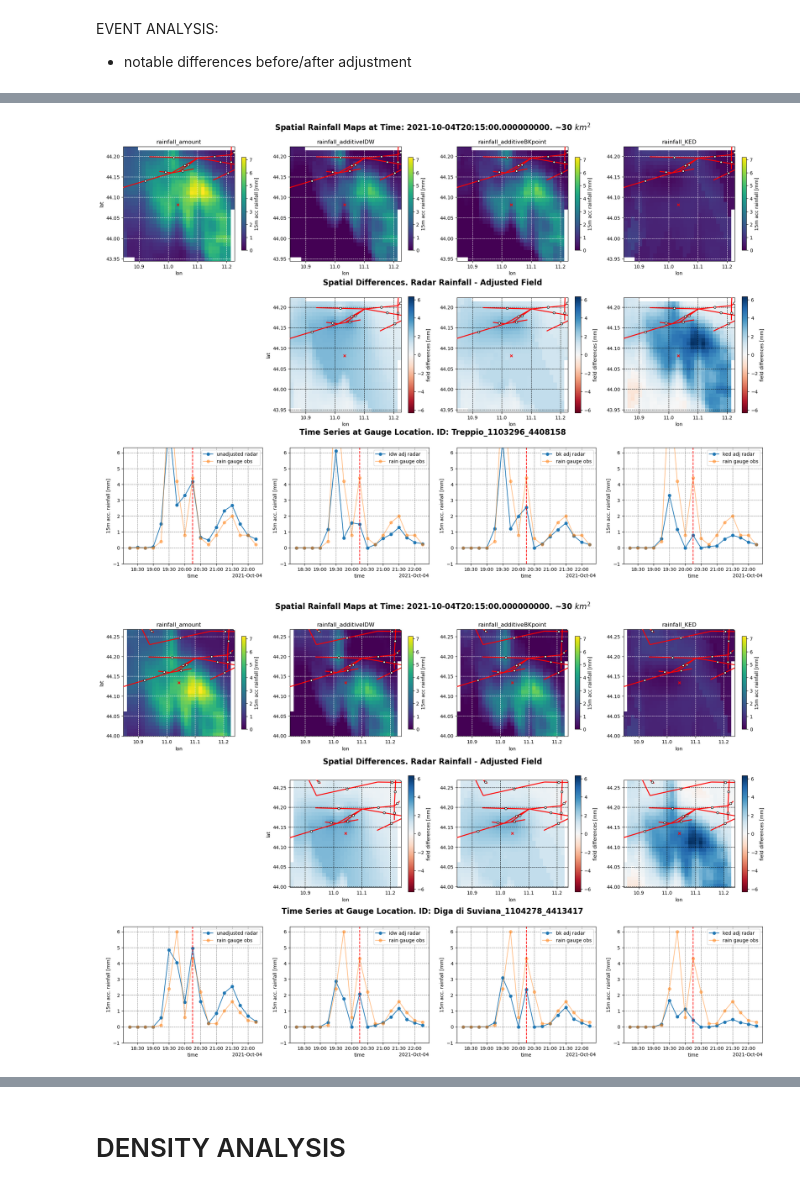
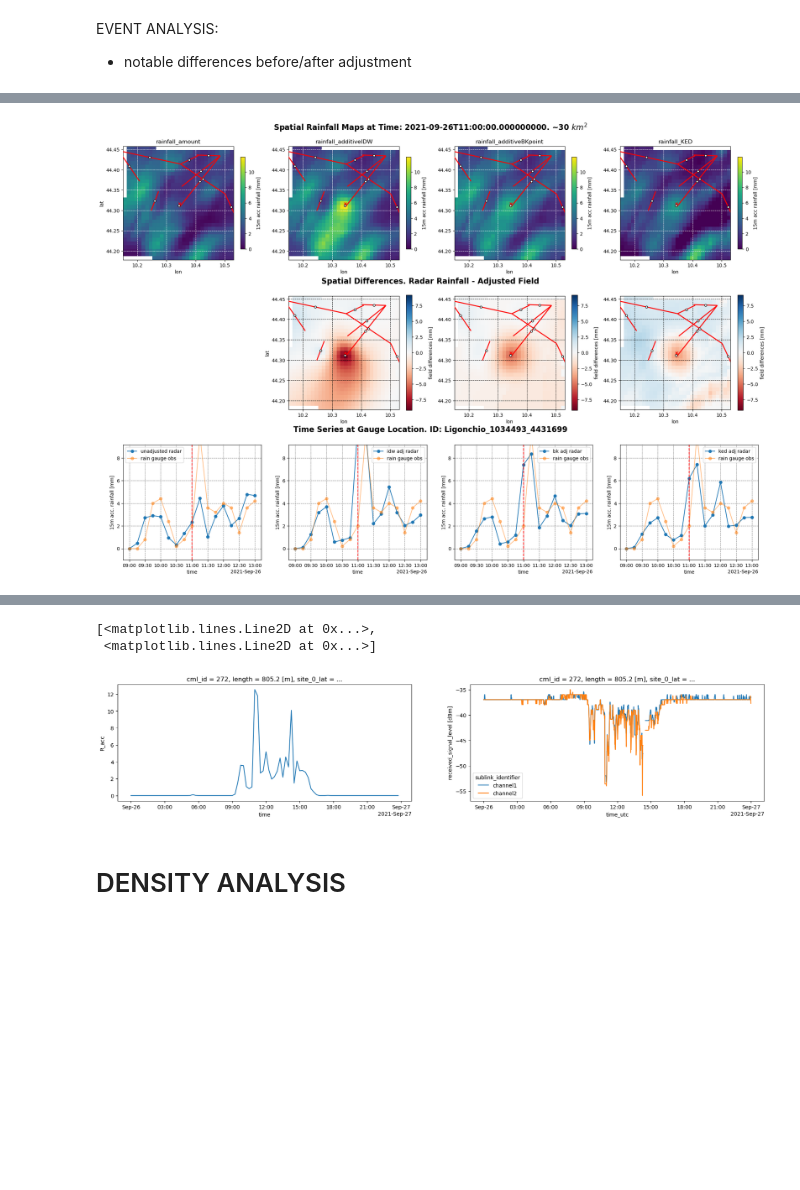
Before and after one commit to EliaCovi/radar_adjustment_intercomparison, a Jupyter notebook: 4_adjustment_analysis.ipynb, the cells around one changed output, grey strips where cells are left out. Cells and saved outputs as stored; diff of their text form; code cells hidden in the pictures; blank space fills up the shorter version.

```diff
--- a/4_adjustment_analysis.ipynb
+++ b/4_adjustment_analysis.ipynb
@@ -21,8 +21,8 @@ ds_cmls = ds_cmls.R_acc.resample(time = '15min', label='right', closed='right').
 ds_cmls = ds_cmls.reduce(np.nanmean, dim='sublink_id')
 
 # Slice in time
-start = '2021-10-01T00'
-end = '2021-10-30T00'
+start = '2021-09-01T00'
+end = '2021-09-30T00'
 ds_gauges = ds_gauges.sel(time = slice(start, end))
 ds_rad = ds_rad.sel(time = slice(start, end))
 ds_cmls = ds_cmls.sel(time = slice(start, end))
@@ -362,7 +374,7 @@ for t in test.time.values:
 # %%
 # SELECT TIME AND RAIN GAUGES
-seltime = '2021-10-06T13:30:00.000000000'
-selids = ['Musiara Superiore_1017835_4449854','Ramiseto_1027561_4441144','Selvanizza_1023567_4443999']
+seltime = '2021-09-18T15:15:00.000000000'
+selids = ['Molinetto_1169647_4443479']
 # area [km2] to display around the station
 area_maps = 30
 # how many hours to display before and after seltime
@@ -497,7 +497,7 @@ for t in test.time.values:
 # %%
 # SELECT TIME AND RAIN GAUGES
-seltime = '2021-10-04T20:15:00.000000000'
-selids = ['Treppio_1103296_4408158','Diga di Suviana_1104278_4413417','Diga di Pavana_1100561_4411827']
+seltime = '2021-09-26T11:00:00.000000000'
+selids = ['Ligonchio_1034493_4431699']
 # area [km2] to display around the station
 area_maps = 30
 # how many hours to display before and after seltime
@@ -564,32 +564,31 @@ for sid in selids:
         ax[1,i].scatter(gdf.middle_lon, gdf.middle_lat, color='white', edgecolor='black', s=20, zorder=6)
 
     ax[1,1].set_ylabel('lat')
 
     # plot time series
     interval = slice(np.datetime64(seltime)-np.timedelta64(deltah_timeline,'h'),
                      np.datetime64(seltime)+np.timedelta64(deltah_timeline,'h'))
     ds_gauges.rainfall_radar.sel(id=sid, time=interval).plot.line(ax=ax[2,0], marker='o', label='unadjusted radar')
     ds_gauges.rainfall_amount.sel(id=sid, time=interval).plot.line(ax=ax[2,0], marker='o', label='rain gauge obs', alpha=.5)
     ds_gauges.adjust_idw.sel(id=sid, time=interval).plot.line(ax=ax[2,1], marker='o', label='idw adj radar')
     ds_gauges.rainfall_amount.sel(id=sid, time=interval).plot.line(ax=ax[2,1], marker='o', label='rain gauge obs', alpha=.5)
     ds_gauges.adjust_bk.sel(id=sid, time=interval).plot.line(ax=ax[2,2], marker='o', label='bk adj radar')
     ds_gauges.rainfall_amount.sel(id=sid, time=interval).plot.line(ax=ax[2,2], marker='o', label='rain gauge obs', alpha=.5)
     ds_gauges.adjust_ked.sel(id=sid, time=interval).plot.line(ax=ax[2,3], marker='o', label='ked adj radar')
     ds_gauges.rainfall_amount.sel(id=sid, time=interval).plot.line(ax=ax[2,3], marker='o', label='rain gauge obs', alpha=.5)
     for i in range(4):
         ax[2,i].grid(linestyle='--', c='gray')
         ax[2,i].axvline(x=np.datetime64(seltime), c='red', linestyle='--')
         ax[2,i].set_ylim([-1, vmax])
         ax[2,i].legend()
         ax[2,i].set_ylabel('15m acc. rainfall [mm]')
         ax[2,i].set_title('')
 
     fig.text(0.5, 0.95, 'Spatial Rainfall Maps at Time: '+seltime+'. ~'+str(area_maps)+' $km^2$', ha='center', fontsize=16, fontweight='bold')
     fig.text(0.5, 0.65, 'Spatial Differences. Radar Rainfall - Adjusted Field', ha='center', fontsize=16, fontweight='bold')
     fig.text(0.5, 0.36, 'Time Series at Gauge Location. ID: '+sid, ha='center', fontsize=16, fontweight='bold')
     plt.subplots_adjust(hspace=0.3, top=0.92)
 
     fig.delaxes(ax[1,0])
 # %% [output]
-[figure, old version]
+[figure, new version]
-[figure, removed]
@@ -597,3 +595,12 @@ for sid in selids:
+# %%
+ds_cmls_raw = xr.open_dataset('data/covi_2024_OpenRainER/OpenRainER_cmls.nc')
+fig, ax=plt.subplots(1,2, figsize=(22,4))
+ds_cmls.sel(cml_id='272', time='2021-09-26').plot.line(x='time', ax=ax[0])
+ds_cmls_raw.rsl.sel(cml_id='272', time='2021-09-26').plot.line(x='time', ax=ax[1])
+# %% [output]
+[<matplotlib.lines.Line2D at 0x...>,
+ <matplotlib.lines.Line2D at 0x...>]
+[figure, added]
 # %% [markdown]
 # DENSITY ANALYSIS
 # %% [markdown]
```
Also changed, not shown: parts of 14 cells of this notebook, 1 other file.
